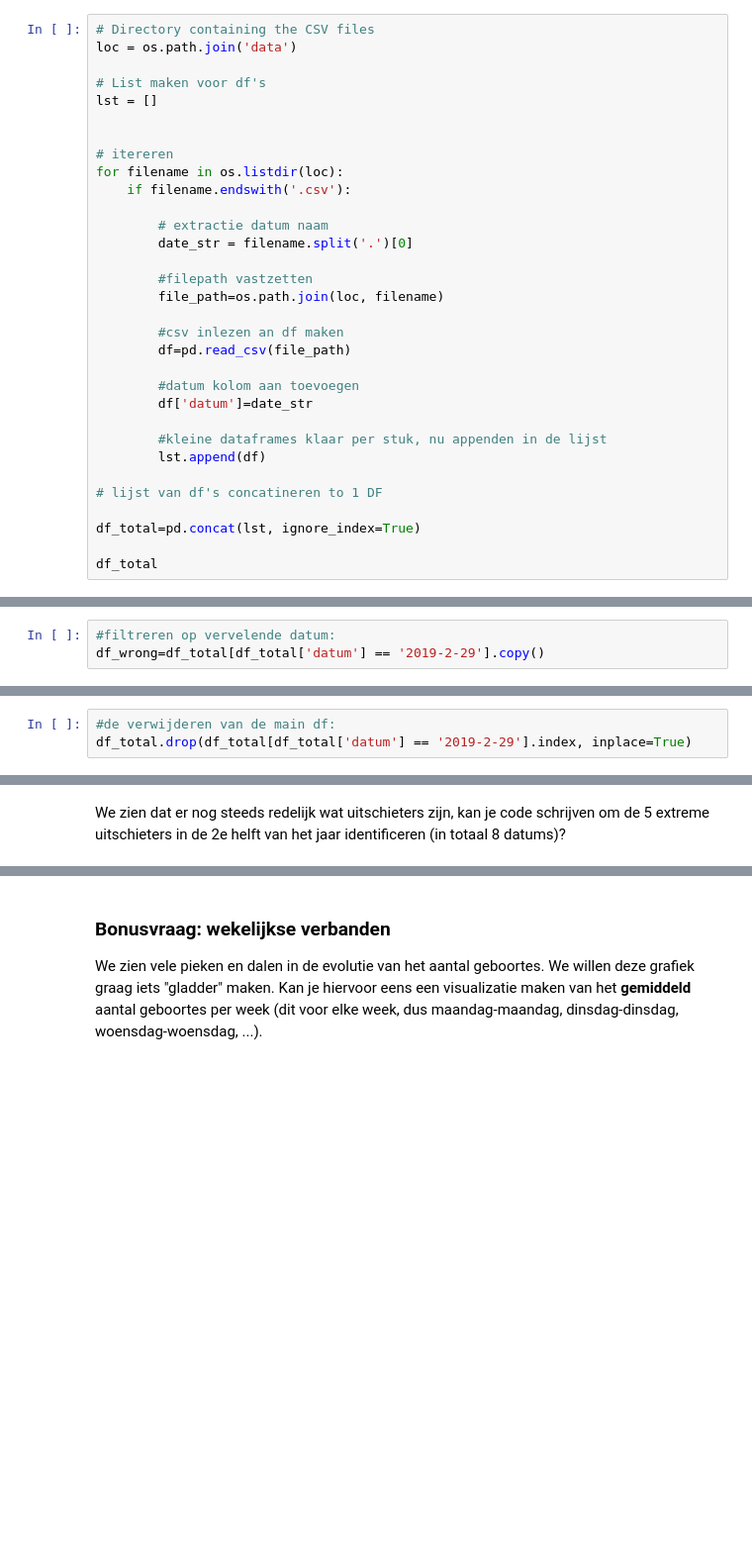
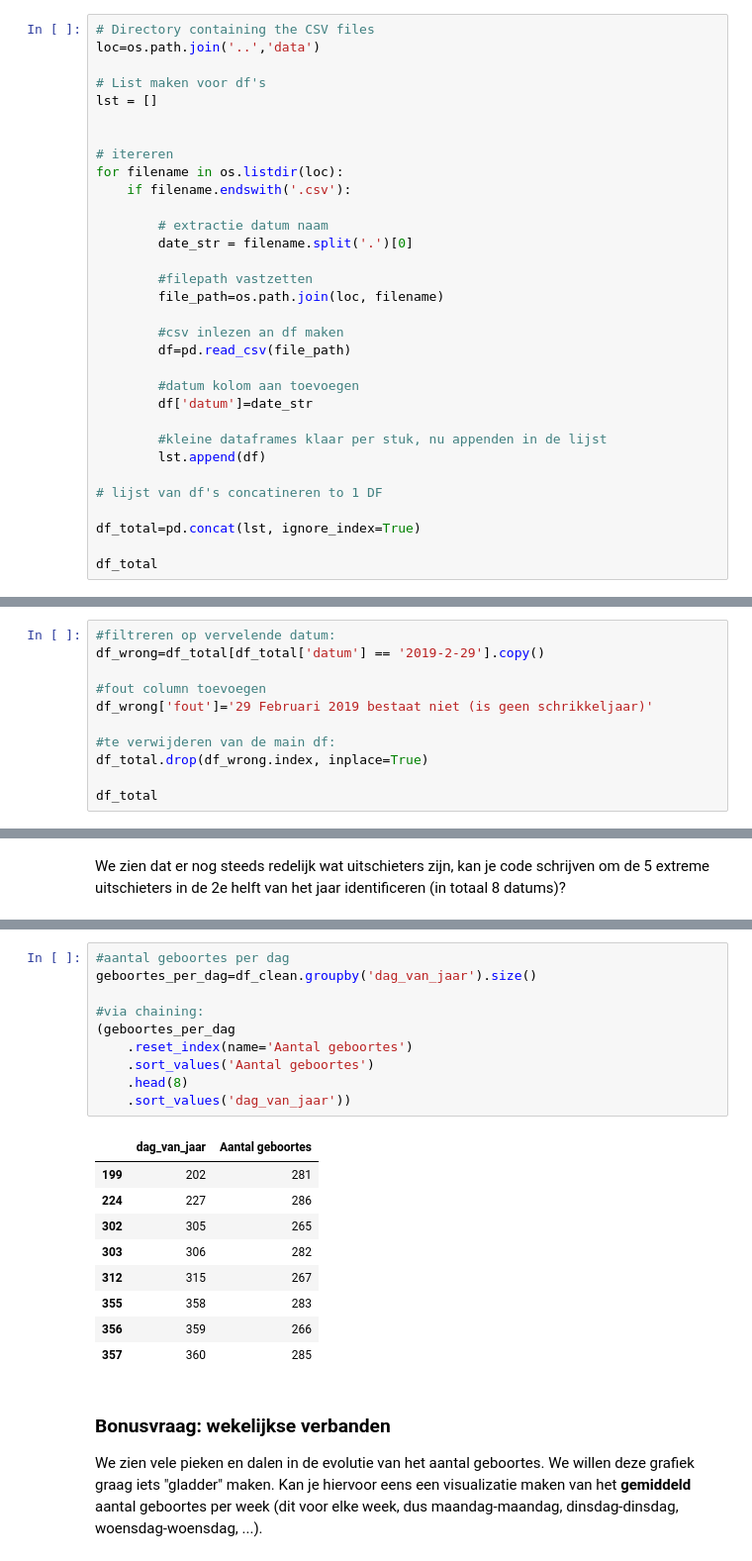
Before and after one commit to samueldemin/examen_Samuel, a Jupyter notebook: Notebooks/examen_Samuel_Demin_deel1.ipynb, the cells around one changed output, grey strips where cells are left out. Shown: that part at 99% size. Saved outputs shown, nothing was run; the diff lists cells and outputs as text; blank space fills up the shorter version.

Commit message:
clean deel 1 version

```diff
--- a/examen_Samuel_Demin.ipynb
+++ b/Notebooks/examen_Samuel_Demin_deel1.ipynb
@@ -112,7 +112,7 @@ Voeg een extra kolom toe met een `"dag van het jaar"` getal, dus 1 januari 2019
 **Opmerking**: Er is ook data voor 29 februari 2019, terwijl dit geen schrikkeljaar is! Plaats deze geboortes in een afzonderlijke DataFrame `df_wrong`. Zet in `df_wrong` een extra kolom met een referentie naar waarom deze data foutief is.
 # %%
 # Directory containing the CSV files
-loc = os.path.join('data')
+loc=os.path.join('..','data')
 
 # List maken voor df's
 lst = []
@@ -168,3 +170,11 @@ dtype: object
 # %%
 #filtreren op vervelende datum:
 df_wrong=df_total[df_total['datum'] == '2019-2-29'].copy()
+
+#fout column toevoegen
+df_wrong['fout']='29 Februari 2019 bestaat niet (is geen schrikkeljaar)'
+
+#te verwijderen van de main df:
+df_total.drop(df_wrong.index, inplace=True)
+
+df_total
@@ -189,3 +194,0 @@ df_wrong
-# %%
-#de verwijderen van de main df:
-df_total.drop(df_total[df_total['datum'] == '2019-2-29'].index, inplace=True)
@@ -469,3 +394,23 @@ dtype: float64
+# %%
+#aantal geboortes per dag
+geboortes_per_dag=df_clean.groupby('dag_van_jaar').size()
+
+#via chaining:
+(geboortes_per_dag
+    .reset_index(name='Aantal geboortes')
+    .sort_values('Aantal geboortes')
+    .head(8)
+    .sort_values('dag_van_jaar'))
+# %% [output]
+|  | dag_van_jaar | Aantal geboortes |
+| 199 | 202 | 281 |
+| 224 | 227 | 286 |
+| 302 | 305 | 265 |
+| 303 | 306 | 282 |
+| 312 | 315 | 267 |
+| 355 | 358 | 283 |
+| 356 | 359 | 266 |
+| 357 | 360 | 285 |
 # %% [markdown]
 ### Bonusvraag: wekelijkse verbanden
 
```
Also changed, not shown: parts of 30 cells of this notebook, 1 other file.
